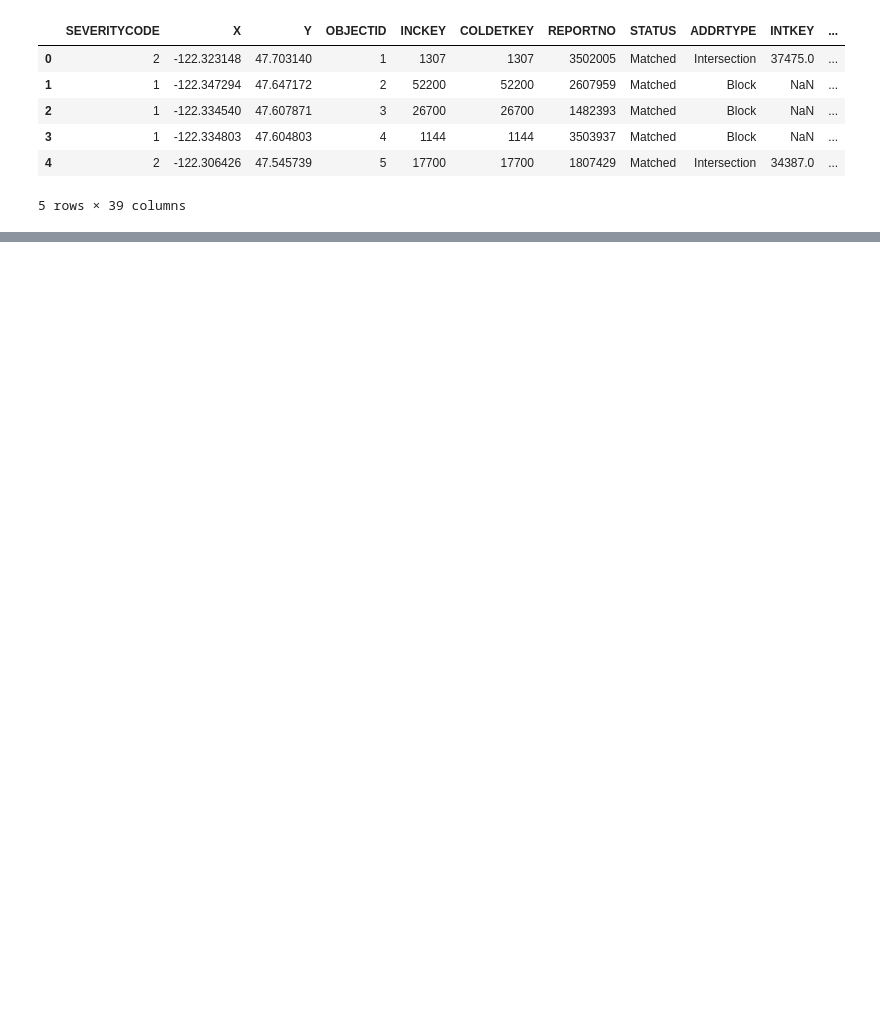
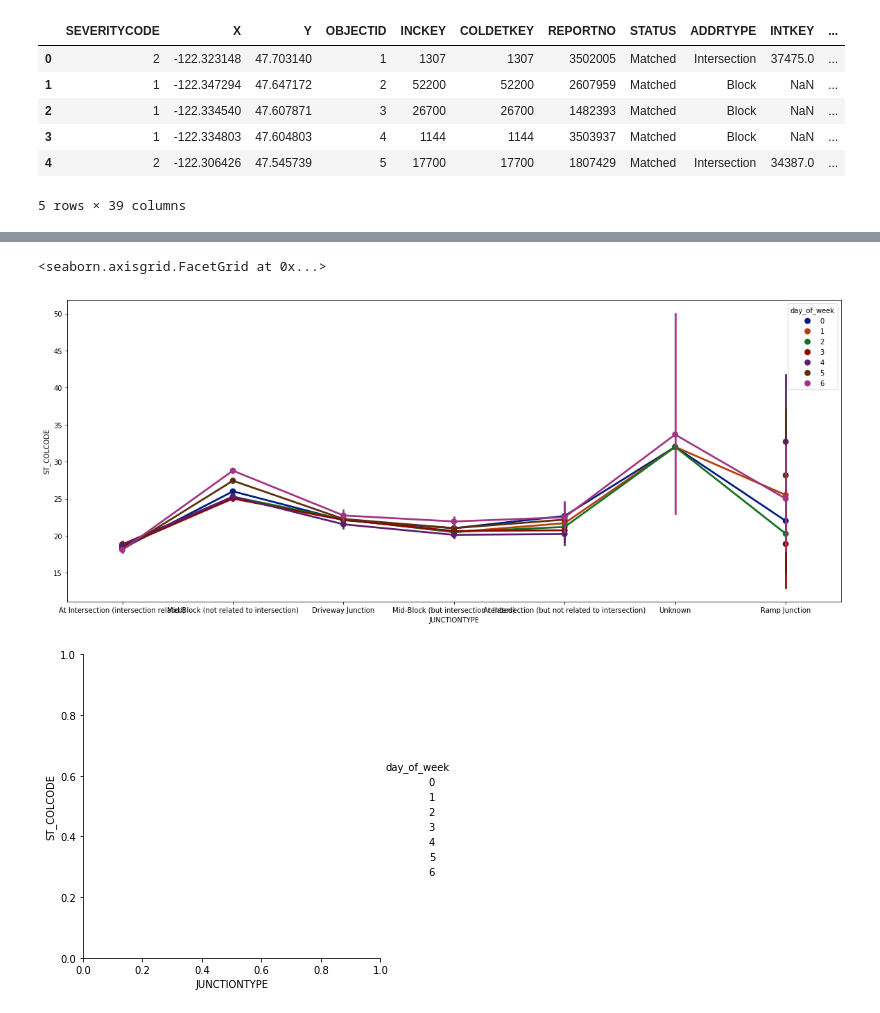
Before and after one commit to iamapickle/CollisionReport, a Jupyter notebook: Project01.ipynb, the cells around one changed output, grey strips where cells are left out. Saved outputs shown, nothing was run; the diff lists cells and outputs as text; code cells hidden in the pictures; blank space fills up the shorter version.

```diff
--- a/Project01.ipynb
+++ b/Project01.ipynb
@@ -175,3 +205,11 @@ import matplotlib.pyplot as plt
+# %%
+fig_dims=(20, 8)
+fig, ax=plt.subplots(figsize=fig_dims)
+sns.catplot(x='JUNCTIONTYPE', y='ST_COLCODE', hue='day_of_week', palette="dark", kind="point", ax=ax, data=collisionDf)
+# %% [output]
+<seaborn.axisgrid.FacetGrid at 0x...>
+[figure, added]
+[figure, added]
 # %%
 fig_dims = (20, 8)
 fig, ax = plt.subplots(figsize=fig_dims)
```
Also changed, not shown: parts of 23 cells of this notebook.
